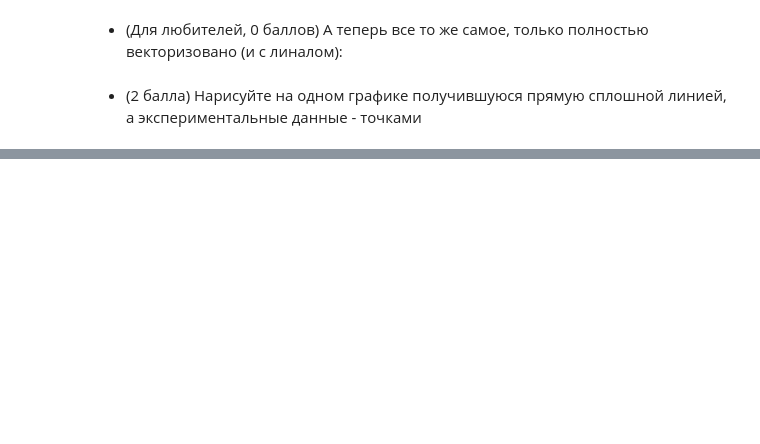
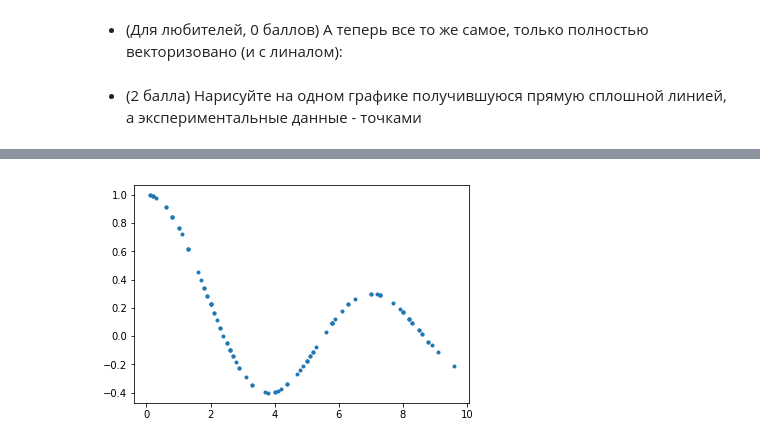
Before and after one commit to teimy/iki-course, a Jupyter notebook: Task1.ipynb, the cells around one changed output, grey strips where cells are left out. Saved outputs shown, nothing was run; the diff lists cells and outputs as text; code cells hidden in the pictures; blank space fills up the shorter version.

```diff
--- a/Task1.ipynb
+++ b/Task1.ipynb
@@ -65,0 +70,6 @@ $$
+# %%
+data = np.loadtxt('data/wtf.txt')
+plt.plot(data[0,:], data[1,:], '.')
+plt.show()
+# %% [output]
+[figure, added]
```
Also changed, not shown: parts of 20 cells of this notebook, 2 other files.
